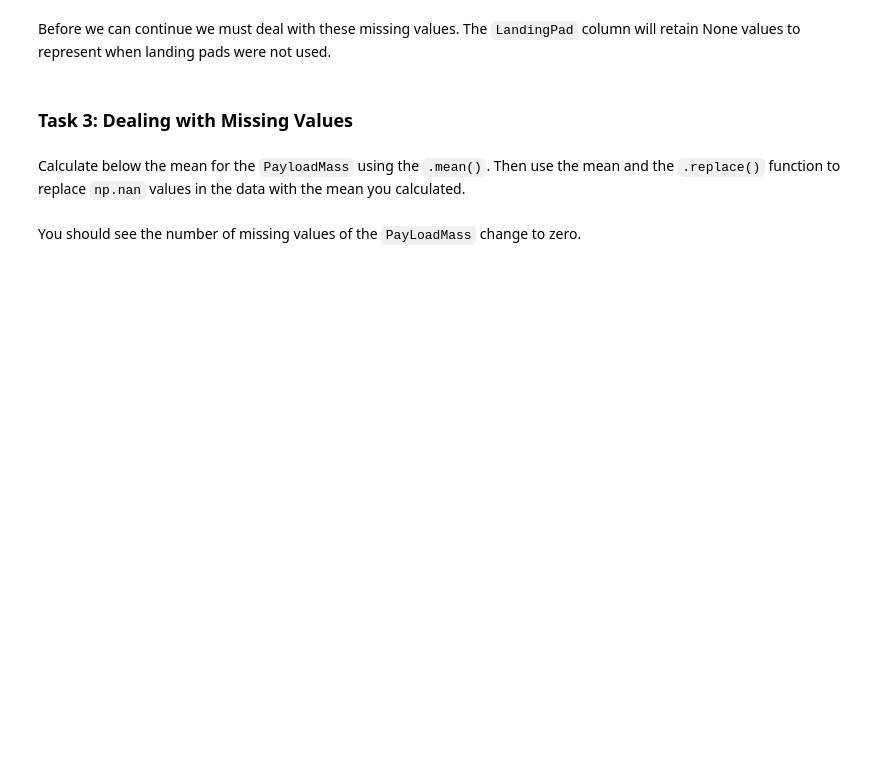
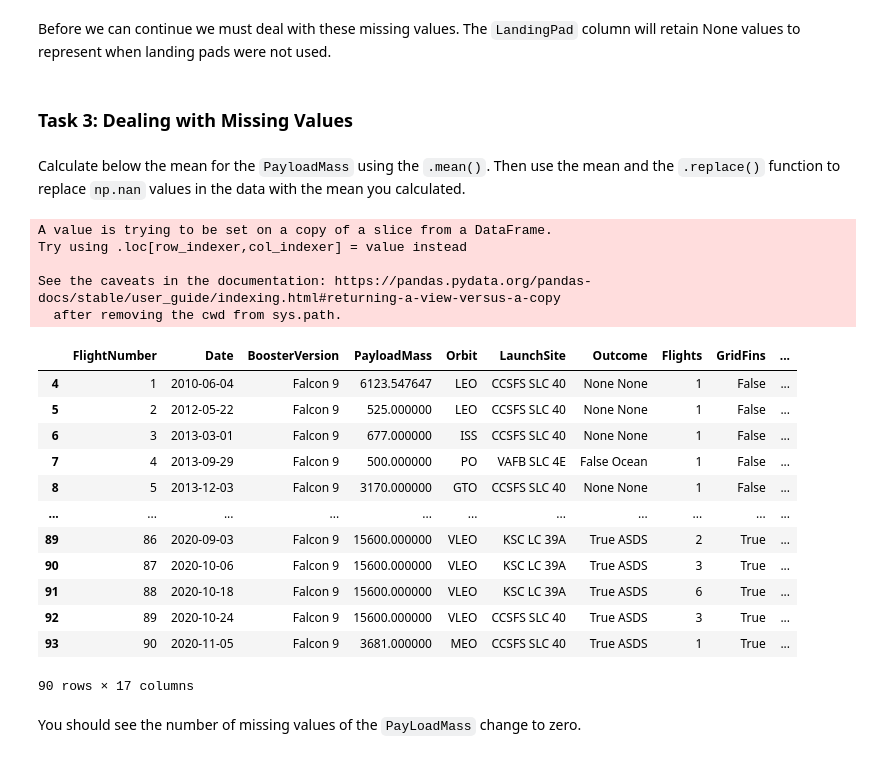
Before and after one commit to audetml/Data_Science_Capstone-MLA, a Jupyter notebook: jupyter-labs-spacex-data-collection-api.ipynb, the cells around one changed output. Drawn from its saved outputs; the diff is of its cells as text; code cells hidden in the pictures; blank space fills up the shorter version.

```diff
--- a/jupyter-labs-spacex-data-collection-api.ipynb
+++ b/jupyter-labs-spacex-data-collection-api.ipynb
@@ -356,7 +356,28 @@ Before we can continue we must deal with these missing values. The <code>Landing
 Calculate below the mean for the <code>PayloadMass</code> using the <code>.mean()</code>. Then use the mean and the <code>.replace()</code> function to replace `np.nan` values in the data with the mean you calculated.
 # %%
 # Calculate the mean value of PayloadMass column
-
+payload_mean=data_falcon9["PayloadMass"].mean()
 # Replace the np.nan values with its mean value
+data_falcon9["PayloadMass"]=data_falcon9["PayloadMass"].replace(np.nan,payload_mean)
+data_falcon9
+# %% [output]
+A value is trying to be set on a copy of a slice from a DataFrame.
+Try using .loc[row_indexer,col_indexer] = value instead
+
+See the caveats in the documentation: https://pandas.pydata.org/pandas-docs/stable/user_guide/indexing.html#returning-a-view-versus-a-copy
+  after removing the cwd from sys.path.
+|  | FlightNumber | Date | BoosterVersion | PayloadMass | Orbit | LaunchSite | Outcome | Flights | GridFins | ... |
+| 4 | 1 | 2010-06-04 | Falcon 9 | 6123.547647 | LEO | CCSFS SLC 40 | None None | 1 | False | ... |
+| 5 | 2 | 2012-05-22 | Falcon 9 | 525.000000 | LEO | CCSFS SLC 40 | None None | 1 | False | ... |
+| 6 | 3 | 2013-03-01 | Falcon 9 | 677.000000 | ISS | CCSFS SLC 40 | None None | 1 | False | ... |
+| 7 | 4 | 2013-09-29 | Falcon 9 | 500.000000 | PO | VAFB SLC 4E | False Ocean | 1 | False | ... |
+| 8 | 5 | 2013-12-03 | Falcon 9 | 3170.000000 | GTO | CCSFS SLC 40 | None None | 1 | False | ... |
+| ... | ... | ... | ... | ... | ... | ... | ... | ... | ... | ... |
+| 89 | 86 | 2020-09-03 | Falcon 9 | 15600.000000 | VLEO | KSC LC 39A | True ASDS | 2 | True | ... |
+| 90 | 87 | 2020-10-06 | Falcon 9 | 15600.000000 | VLEO | KSC LC 39A | True ASDS | 3 | True | ... |
+| 91 | 88 | 2020-10-18 | Falcon 9 | 15600.000000 | VLEO | KSC LC 39A | True ASDS | 6 | True | ... |
+| 92 | 89 | 2020-10-24 | Falcon 9 | 15600.000000 | VLEO | CCSFS SLC 40 | True ASDS | 3 | True | ... |
+| 93 | 90 | 2020-11-05 | Falcon 9 | 3681.000000 | MEO | CCSFS SLC 40 | True ASDS | 1 | True | ... |
+90 rows × 17 columns
 # %% [markdown]
 You should see the number of missing values of the <code>PayLoadMass</code> change to zero.
```
Also changed, not shown: parts of 1 cell of this notebook.
